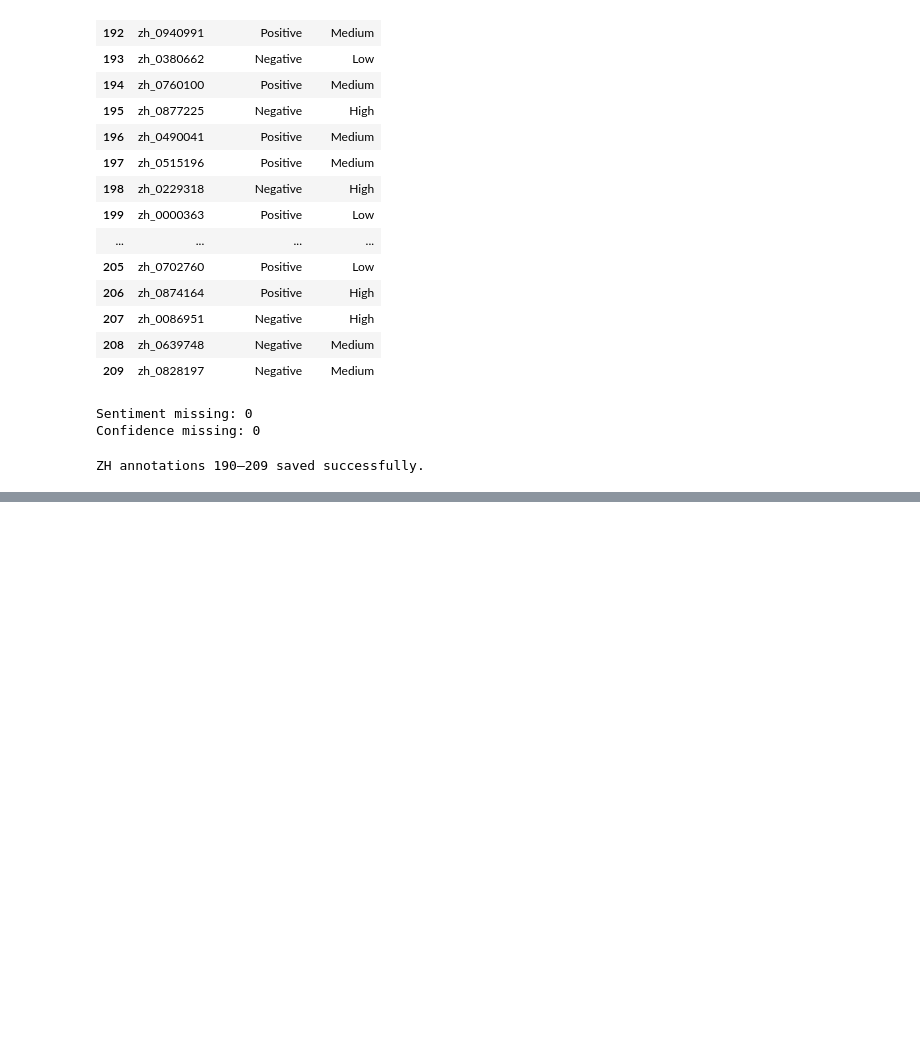
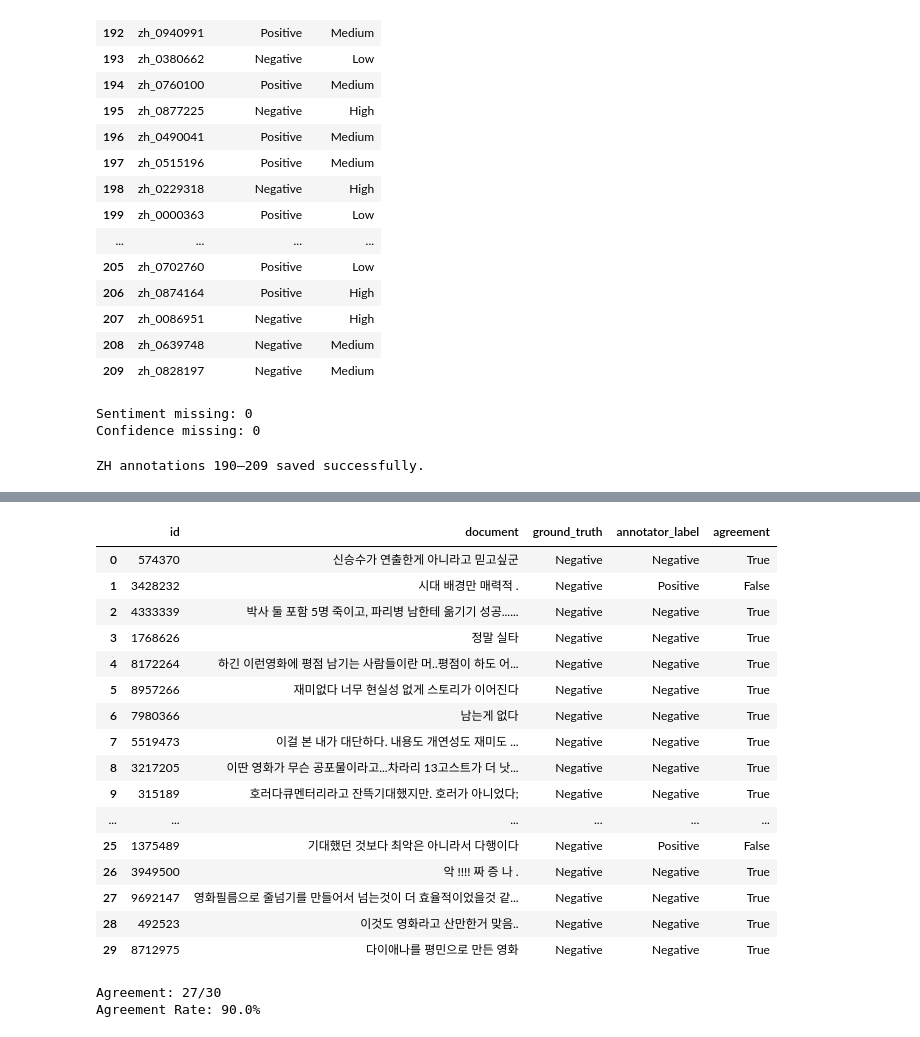
Before and after one commit to yoonjusong-analytics/data-labeling-portfolio, a Jupyter notebook: 01_multilingual_sentiment/notebooks/03_annotation_qa.ipynb, the cells around one changed output, grey strips where cells are left out. Saved outputs shown, nothing was run; the diff lists cells and outputs as text; code cells hidden in the pictures; blank space fills up the shorter version.

Commit message:
feat: add Korean sentiment annotations for samples 0-99

```diff
--- a/01_multilingual_sentiment/notebooks/03_annotation_qa.ipynb
+++ b/01_multilingual_sentiment/notebooks/03_annotation_qa.ipynb
@@ -3047,0 +4127,11 @@ Total confidence missing: 90
+# %%
+# Load Korean NSMC ground truth dataset
+
+KO_FILE = RAW_DIR / "nsmc_ko_ground_truth_300.csv"
+
+df_ko = pd.read_csv(KO_FILE)
+
+print("Shape:", df_ko.shape)
+print("Columns:", df_ko.columns.tolist())
+
+df_ko.head()
@@ -3047,0 +4147,11 @@ Total confidence missing: 90
+# %%
+# Korean Pilot Annotation: Samples 0–29
+# Ground-truth label is intentionally hidden to avoid annotation bias.
+
+pd.set_option("display.max_colwidth", None)
+
+for i in range(30):
+    print(f"[{i}]")
+    print(f"ID: {df_ko.iloc[i]['id']}")
+    print(f"Review: {df_ko.iloc[i]['document']}")
+    print("-" * 80)
@@ -3047,0 +4209,52 @@ Total confidence missing: 90
+# %%
+# Create QA comparison table
+
+qa_ko_0_29 = df_ko.iloc[:30][["id", "document", "label"]].copy()
+
+qa_ko_0_29["ground_truth"] = (
+    qa_ko_0_29["label"]
+    .map({0: "Negative", 1: "Positive"})
+)
+
+qa_ko_0_29["annotator_label"] = [
+    ko_labels_0_29[i] for i in range(30)
+]
+
+qa_ko_0_29["agreement"] = (
+    qa_ko_0_29["ground_truth"]
+    == qa_ko_0_29["annotator_label"]
+)
+
+qa_ko_0_29[
+    ["id", "document", "ground_truth",
+     "annotator_label", "agreement"]
+]
+# %% [output]
+|  | id | document | ground_truth | annotator_label | agreement |
+| 0 | 574370 | 신승수가 연출한게 아니라고 믿고싶군 | Negative | Negative | True |
+| 1 | 3428232 | 시대 배경만 매력적 . | Negative | Positive | False |
+| 2 | 4333339 | 박사 둘 포함 5명 죽이고, 파리병 남한테 옮기기 성공...... | Negative | Negative | True |
+| 3 | 1768626 | 정말 실타 | Negative | Negative | True |
+| 4 | 8172264 | 하긴 이런영화에 평점 남기는 사람들이란 머..평점이 하도 어... | Negative | Negative | True |
+| 5 | 8957266 | 재미없다 너무 현실성 없게 스토리가 이어진다 | Negative | Negative | True |
+| 6 | 7980366 | 남는게 없다 | Negative | Negative | True |
+| 7 | 5519473 | 이걸 본 내가 대단하다. 내용도 개연성도 재미도 ... | Negative | Negative | True |
+| 8 | 3217205 | 이딴 영화가 무슨 공포물이라고...차라리 13고스트가 더 낫... | Negative | Negative | True |
+| 9 | 315189 | 호러다큐멘터리라고 잔뜩기대했지만. 호러가 아니었다; | Negative | Negative | True |
+| ... | ... | ... | ... | ... | ... |
+| 25 | 1375489 | 기대했던 것보다 최악은 아니라서 다행이다 | Negative | Positive | False |
+| 26 | 3949500 | 악 !!!! 짜 증 나 . | Negative | Negative | True |
+| 27 | 9692147 | 영화필름으로 줄넘기를 만들어서 넘는것이 더 효율적이었을것 같... | Negative | Negative | True |
+| 28 | 492523 | 이것도 영화라고 산만한거 맞음.. | Negative | Negative | True |
+| 29 | 8712975 | 다이애나를 평민으로 만든 영화 | Negative | Negative | True |
+# %%
+agreement_count = qa_ko_0_29["agreement"].sum()
+total_count = len(qa_ko_0_29)
+
+agreement_rate = agreement_count / total_count
+
+print(f"Agreement: {agreement_count}/{total_count}")
+print(f"Agreement Rate: {agreement_rate:.1%}")
+# %% [output]
+Agreement: 27/30
+Agreement Rate: 90.0%
```
Also changed, not shown: parts of 86 cells of this notebook, 4 other files.
